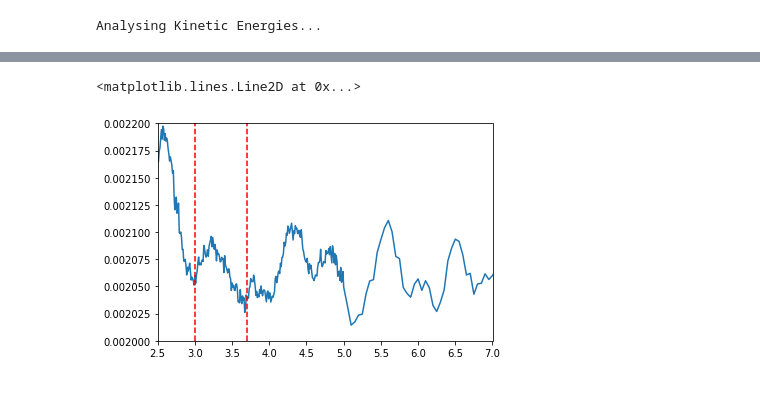
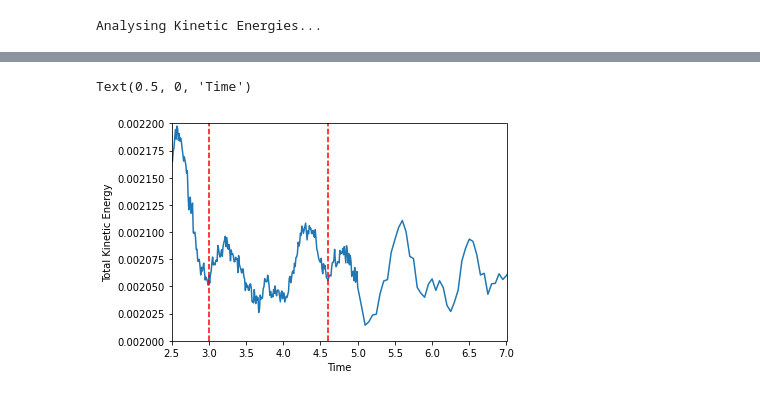
Before and after one commit to elispelis/DEM-Dissertation, a Jupyter notebook: src/dem_extr_rnn.ipynb, the cells around one changed output, grey strips where cells are left out. Cells and saved outputs as stored; diff of their text form; code cells hidden in the pictures.

```diff
--- a/src/dem_extr_rnn.ipynb
+++ b/src/dem_extr_rnn.ipynb
@@ -123,16 +186,19 @@ ValueError: all the input array dimensions for the concatenation axis must match
 # %%
 #plt.figure(figsize=(8,12), dpi=100)
 plt.plot(kin_e[:,0], -kin_e[:,1])
 
 plt.scatter(peak_times, highlight_y, c="red")
 x = (2.5,7)
 
 plt.xlim(left=x[0], right=x[1])
 plt.ylim(0.002, 0.0022)
 plt.axvline(x=3, color='red', linestyle='--')
-plt.axvline(x=3.7, color='red', linestyle='--')
+plt.axvline(x=4.6, color='red', linestyle='--')
+
+plt.ylabel("Total Kinetic Energy")
+plt.xlabel("Time")
 # %% [output]
-<matplotlib.lines.Line2D at 0x...>
+Text(0.5, 0, 'Time')
-[figure, old version]
+[figure, new version]
 # %%
 t1 = 3
```
Also changed, not shown: parts of 16 cells of this notebook, 1 other file.
